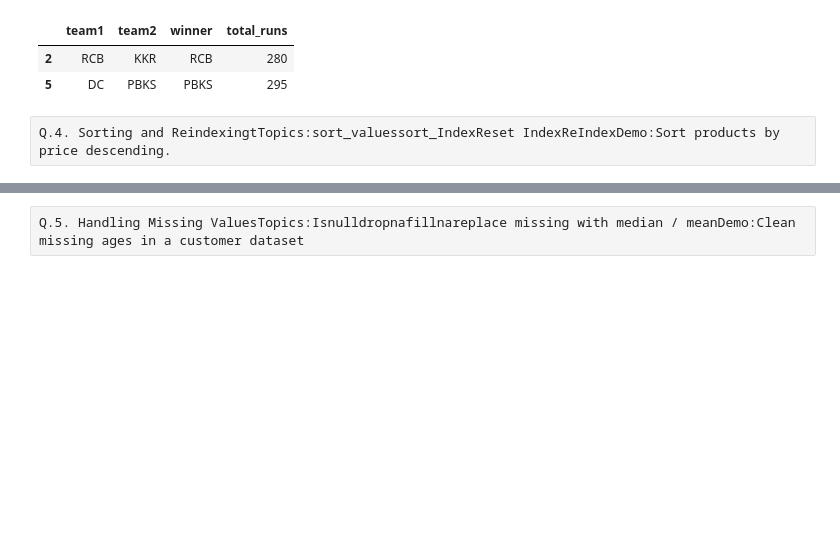
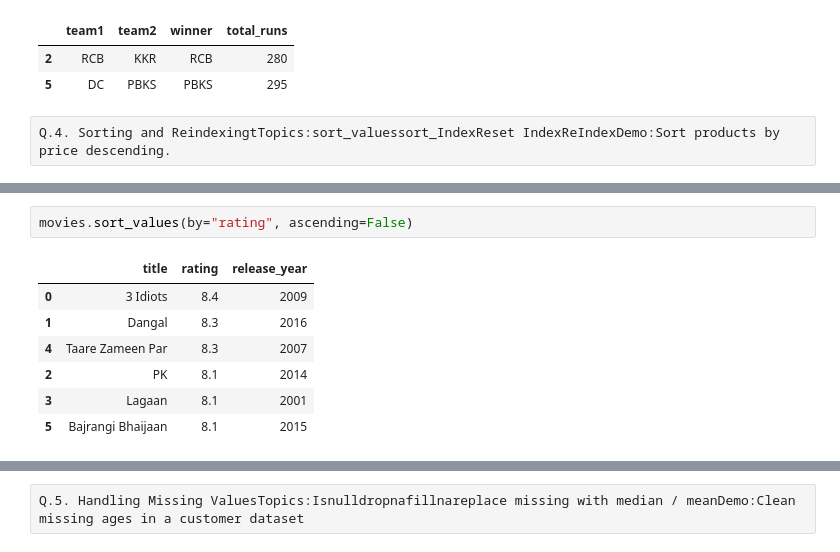
Before and after one commit to sonu0107johri-png/Python-Assignment, a Jupyter notebook: Pandas_Assignment.ipynb, the cells around one changed output, grey strips where cells are left out. Drawn from its saved outputs; the diff is of its cells as text; blank space fills up the shorter version.

```diff
--- a/Pandas_Assignment.ipynb
+++ b/Pandas_Assignment.ipynb
@@ -401,0 +441,10 @@ Q.4. Sorting and ReindexingtTopics:sort_valuessort_IndexReset IndexReIndexDemo:S
+# %%
+movies.sort_values(by="rating", ascending=False)
+# %% [output]
+|  | title | rating | release_year |
+| 0 | 3 Idiots | 8.4 | 2009 |
+| 1 | Dangal | 8.3 | 2016 |
+| 4 | Taare Zameen Par | 8.3 | 2007 |
+| 2 | PK | 8.1 | 2014 |
+| 3 | Lagaan | 8.1 | 2001 |
+| 5 | Bajrangi Bhaijaan | 8.1 | 2015 |
```
Also changed, not shown: parts of 12 cells of this notebook.
